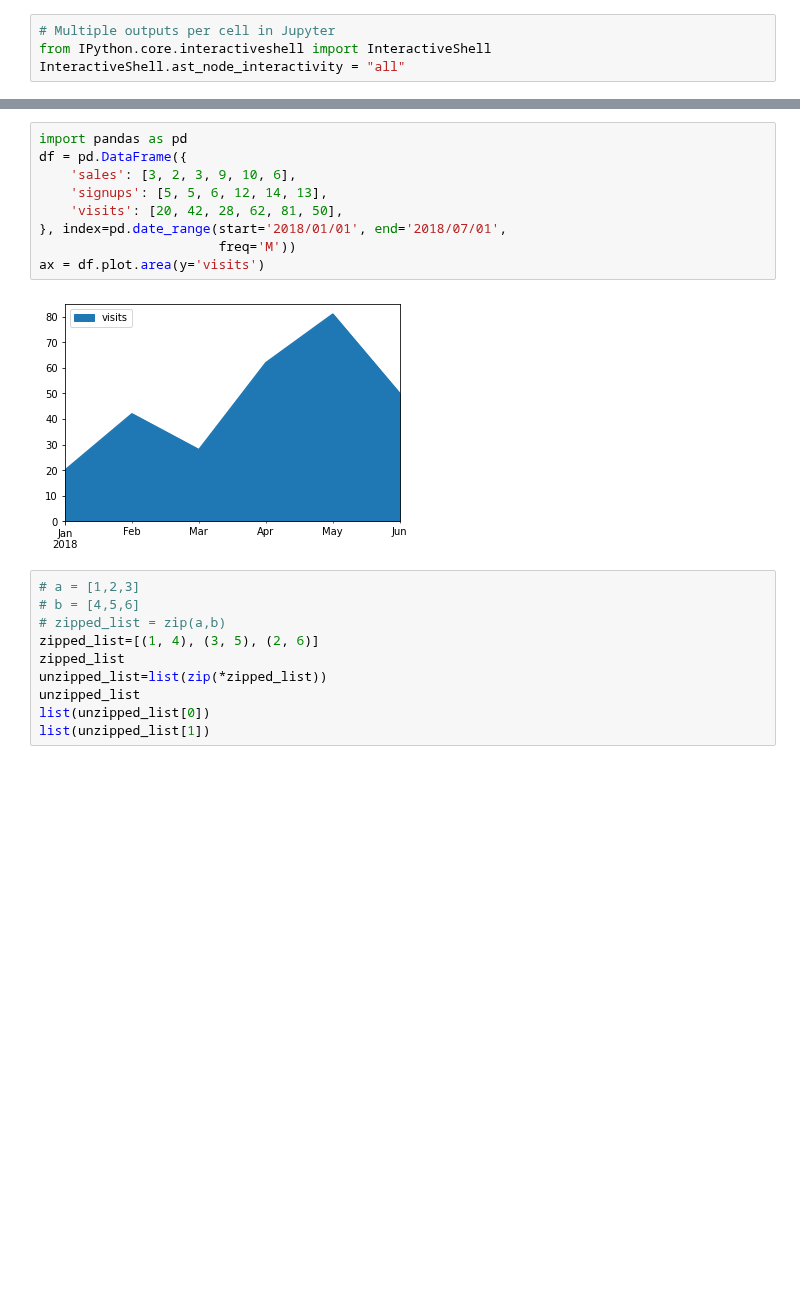
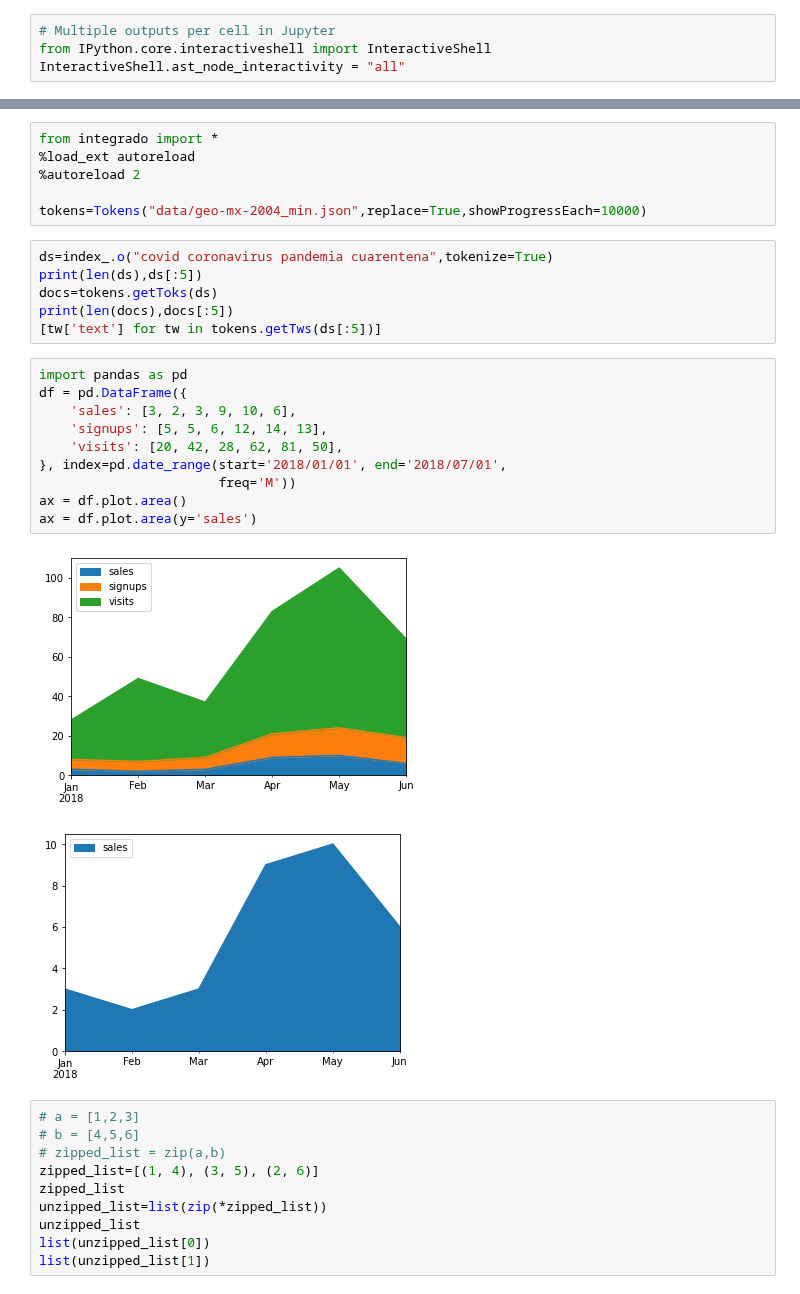
Before and after one commit to angelgarcan/public, a Jupyter notebook: B6_ProyectoIntegrador/dash.ipynb, the cells around one changed output, grey strips where cells are left out. Drawn from its saved outputs; the diff is of its cells as text; blank space fills up the shorter version.

Commit message:
2020-05-12T20:50:22: B6_ProyectoIntegrador

```diff
--- a/B6_ProyectoIntegrador/dash.ipynb
+++ b/B6_ProyectoIntegrador/dash.ipynb
@@ -10,17 +10,31 @@ IPython.OutputArea.prototype._should_scroll = function(lines) {
 }
 # %% [output]
 [interactive output not drawn]
+# %%
+from integrado import *
+%load_ext autoreload
+%autoreload 2
+
+tokens=Tokens("data/geo-mx-2004_min.json",replace=True,showProgressEach=10000)
+# %%
+ds=index_.o("covid coronavirus pandemia cuarentena",tokenize=True)
+print(len(ds),ds[:5])
+docs=tokens.getToks(ds)
+print(len(docs),docs[:5])
+[tw['text'] for tw in tokens.getTws(ds[:5])]
 # %%
 import pandas as pd
 df = pd.DataFrame({
     'sales': [3, 2, 3, 9, 10, 6],
     'signups': [5, 5, 6, 12, 14, 13],
     'visits': [20, 42, 28, 62, 81, 50],
 }, index=pd.date_range(start='2018/01/01', end='2018/07/01',
                        freq='M'))
-ax = df.plot.area(y='visits')
+ax = df.plot.area()
+ax = df.plot.area(y='sales')
 # %% [output]
-[figure, old version]
+[figure, new version]
+[figure, added]
 # %%
 # a = [1,2,3]
 # b = [4,5,6]
```
